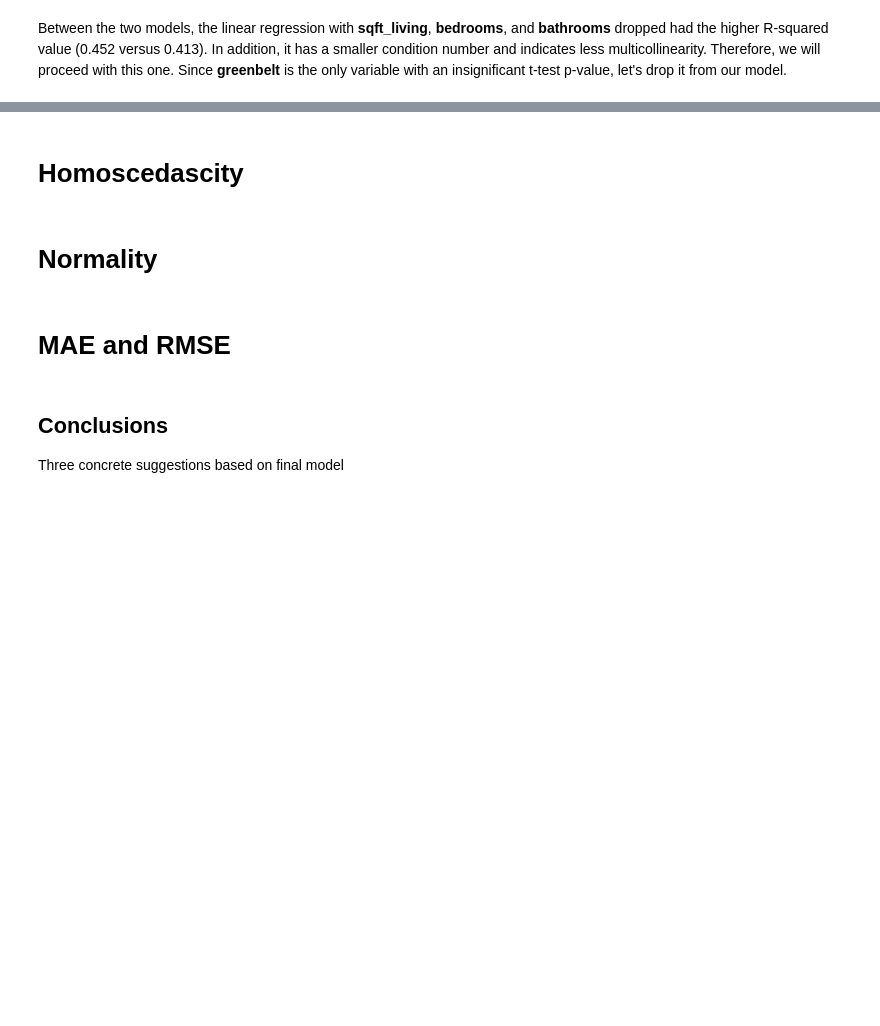
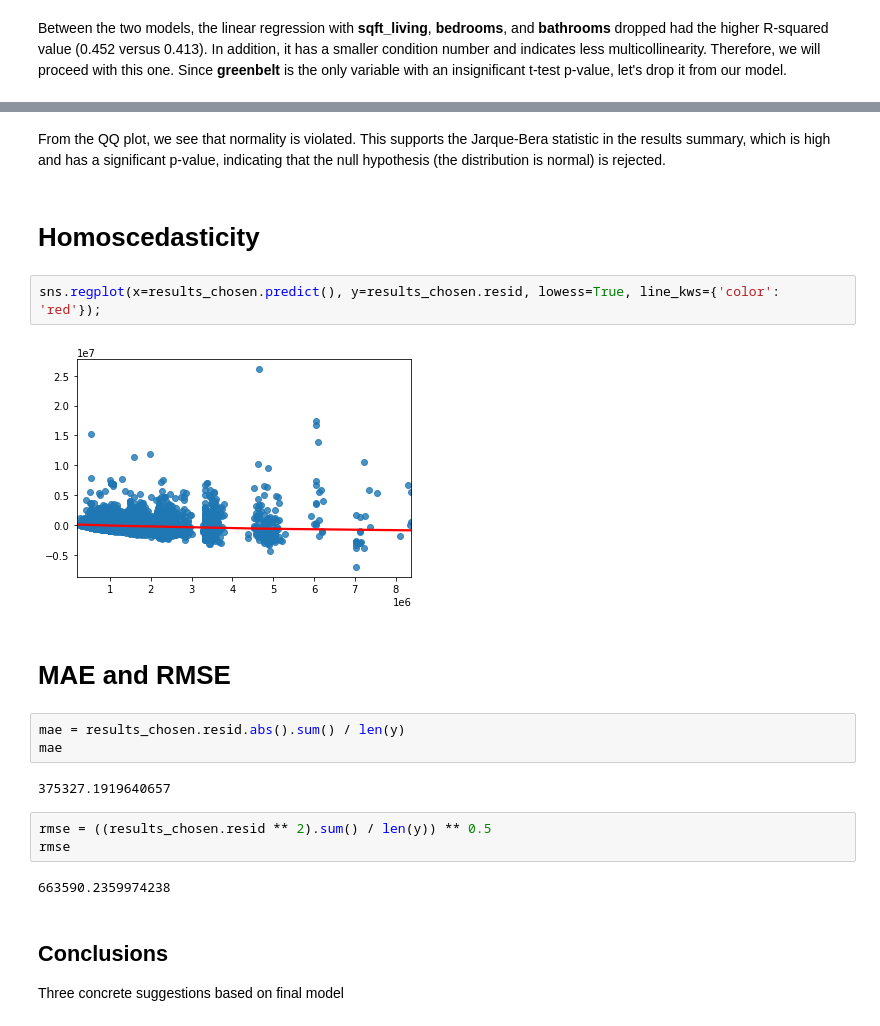
Before and after one commit to jbenedito99/dsc-phase-2-project-v2-5, a Jupyter notebook: student.ipynb, the cells around one changed output, grey strips where cells are left out. Drawn from its saved outputs; the diff is of its cells as text; blank space fills up the shorter version.

```diff
--- a/student.ipynb
+++ b/student.ipynb
@@ -926,9 +938,23 @@ Notes:
+# %% [markdown]
+From the QQ plot, we see that normality is violated. This supports the Jarque-Bera statistic in the results summary, which is high and has a significant p-value, indicating that the null hypothesis (the distribution is normal) is rejected.
 # %% [markdown]
-# Homoscedascity
+# Homoscedasticity
-# %% [markdown]
-# Normality
+# %%
+sns.regplot(x=results_chosen.predict(), y=results_chosen.resid, lowess=True, line_kws={'color': 'red'});
+# %% [output]
+[figure, added]
 # %% [markdown]
 # MAE and RMSE
+# %%
+mae = results_chosen.resid.abs().sum() / len(y)
+mae
+# %% [output]
+375327.1919640657
+# %%
+rmse = ((results_chosen.resid ** 2).sum() / len(y)) ** 0.5
+rmse
+# %% [output]
+663590.2359974238
 # %% [markdown]
 ## Conclusions
 
```
Also changed, not shown: parts of 12 cells of this notebook.
